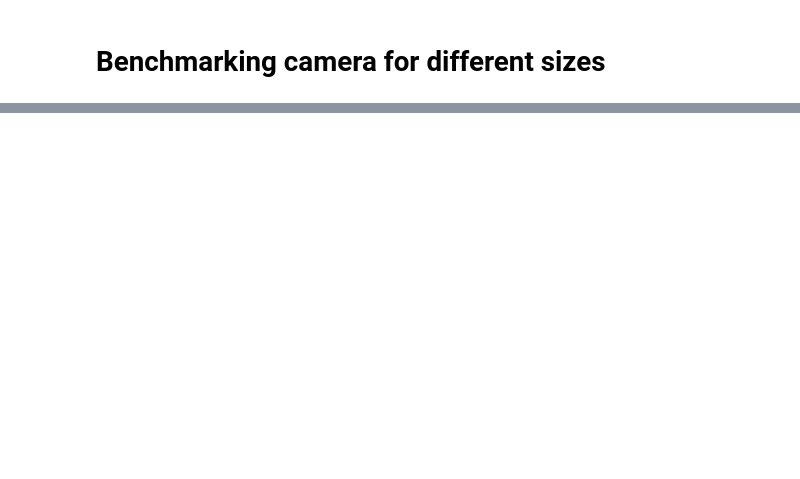
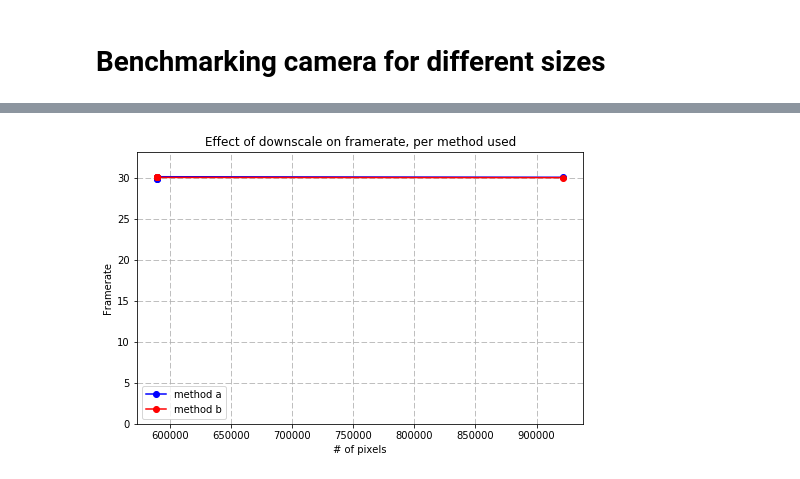
Before and after one commit to pierrealbiges/INT-internship, a Jupyter notebook: 2017-05-03_grabing_frames_with_opencv3_on_MacOS.ipynb, the cells around one changed output, grey strips where cells are left out. Cells and saved outputs as stored; diff of their text form; code cells hidden in the pictures; blank space fills up the shorter version.

```diff
--- a/2017-05-03_grabing_frames_with_opencv3_on_MacOS.ipynb
+++ b/2017-05-03_grabing_frames_with_opencv3_on_MacOS.ipynb
@@ -119,11 +124,13 @@ After a downscale of 17, dim1 : 576.0, dim2 : 1024.0
 # %%
 fig, ax = plt.subplots(figsize=(8,5))
 ax.plot(sizes_a, frames_a, 'b', marker='o', label='method a')
 ax.plot(sizes_b, frames_b, 'r', marker='o', label='method b')
 ax.grid(linestyle='--')
 plt.legend()
 ax.set_title('Effect of downscale on framerate, per method used')
-ax.set_xlabel('Downscale')
+ax.set_xlabel('# of pixels')
 ax.set_ylabel('Framerate')
 ax.set_ylim(0, 1.1*max(max(frames_a), max(frames_b)))
 plt.show()
+# %% [output]
+[figure, added]
```
Also changed, not shown: parts of 5 cells of this notebook, 1 other file.
